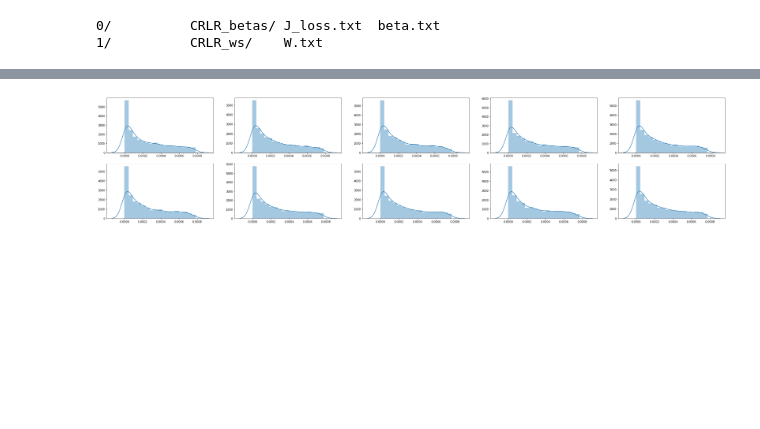
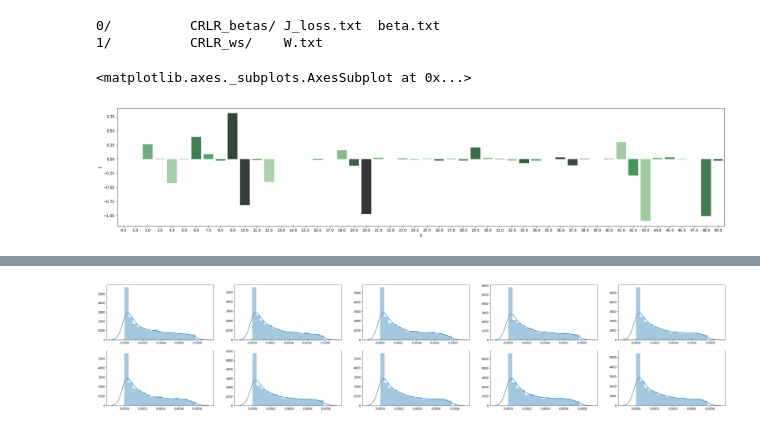
Before and after one commit to dipfinal/non-iid, a Jupyter notebook: jupyter/visualize_parameters.ipynb, the cells around one changed output, grey strips where cells are left out. Drawn from its saved outputs; the diff is of its cells as text; code cells hidden in the pictures; blank space fills up the shorter version.

```diff
--- a/jupyter/visualize_parameters.ipynb
+++ b/jupyter/visualize_parameters.ipynb
@@ -31,6 +31,14 @@ W = {}
 for i in range(10):
     betas[i] = np.load(beta_path+'beta'+str(i)+'.npy')
     W[i] = np.load(w_path+'w'+str(i)+'.npy')
+# %%
+fig,ax=plt.subplots(1,figsize=(30,6))
+sns.barplot(data=pd.DataFrame(np.concatenate((np.arange(0,beta_num).reshape(-1,1),
+                                              betas[0].reshape(-1,1)),axis=1) ),x=0,y=1,
+                                             palette=np.array(pal[::-1])[rank],ax=ax)
+# %% [output]
+<matplotlib.axes._subplots.AxesSubplot at 0x...>
+[figure, added]
 # %%
 beta_num = betas[0].shape[0]
 pal = sns.color_palette("Greens_d", beta_num)
```
Also changed, not shown: parts of 1 cell of this notebook, 3 other files.
